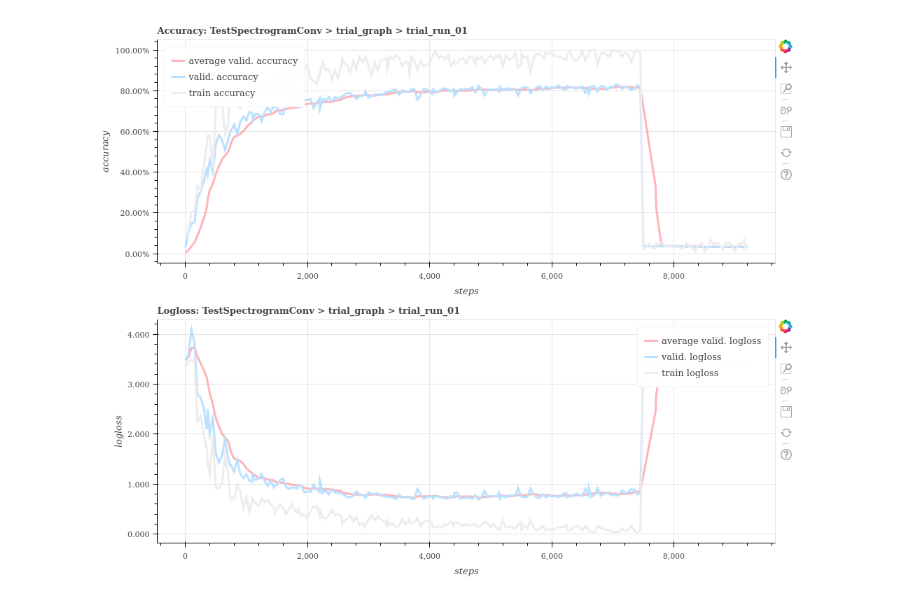
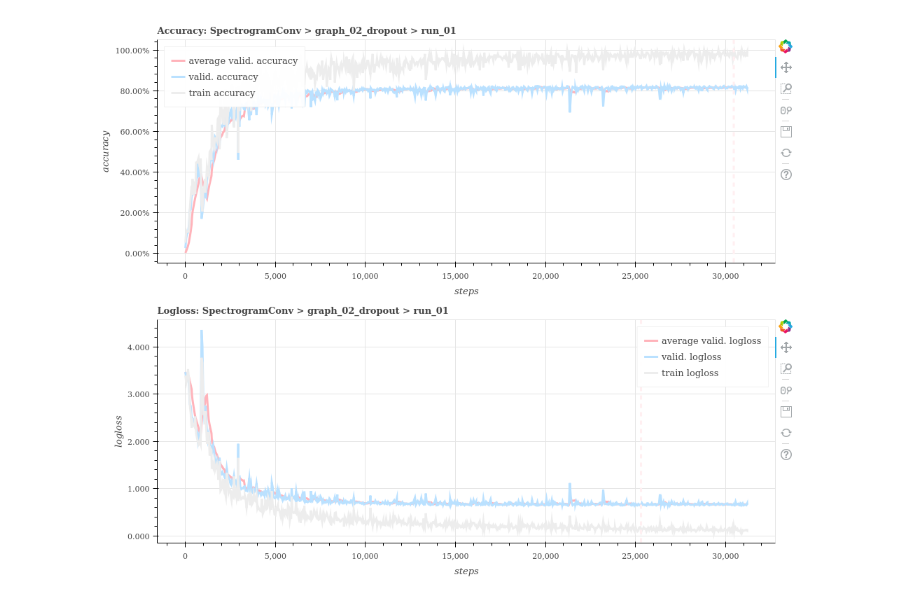
Before and after one commit to kumikokashii/speech-recognition, a Jupyter notebook: log_analysis.ipynb, the cells around one changed output. Cells and saved outputs as stored; diff of their text form; code cells hidden in the pictures.

```diff
--- a/log_analysis.ipynb
+++ b/log_analysis.ipynb
@@ -18,6 +16,10 @@ path2log = 'logs/TestSpectrogramConv_trial_graph_trial_run_01.log'
+# %%
+path2logs = ['logs/SpectrogramConv_graph_02_dropout_run_01.log',
+             'logs/SpectrogramConv_graph_01_run_01.log',
+             'logs/TestSpectrogram2Conv_trial_graph_trial_run_01.log']
 # %%
-log = pickle.load(open(path2log, 'rb'))
+log = pickle.load(open(path2logs[0], 'rb'))
 log.add_ave_accu_valid()
 log.show_progress()
 # %% [output]
-[figure, old version]
+[figure, new version]
```
Also changed, not shown: parts of 2 cells of this notebook, 6 other files.
